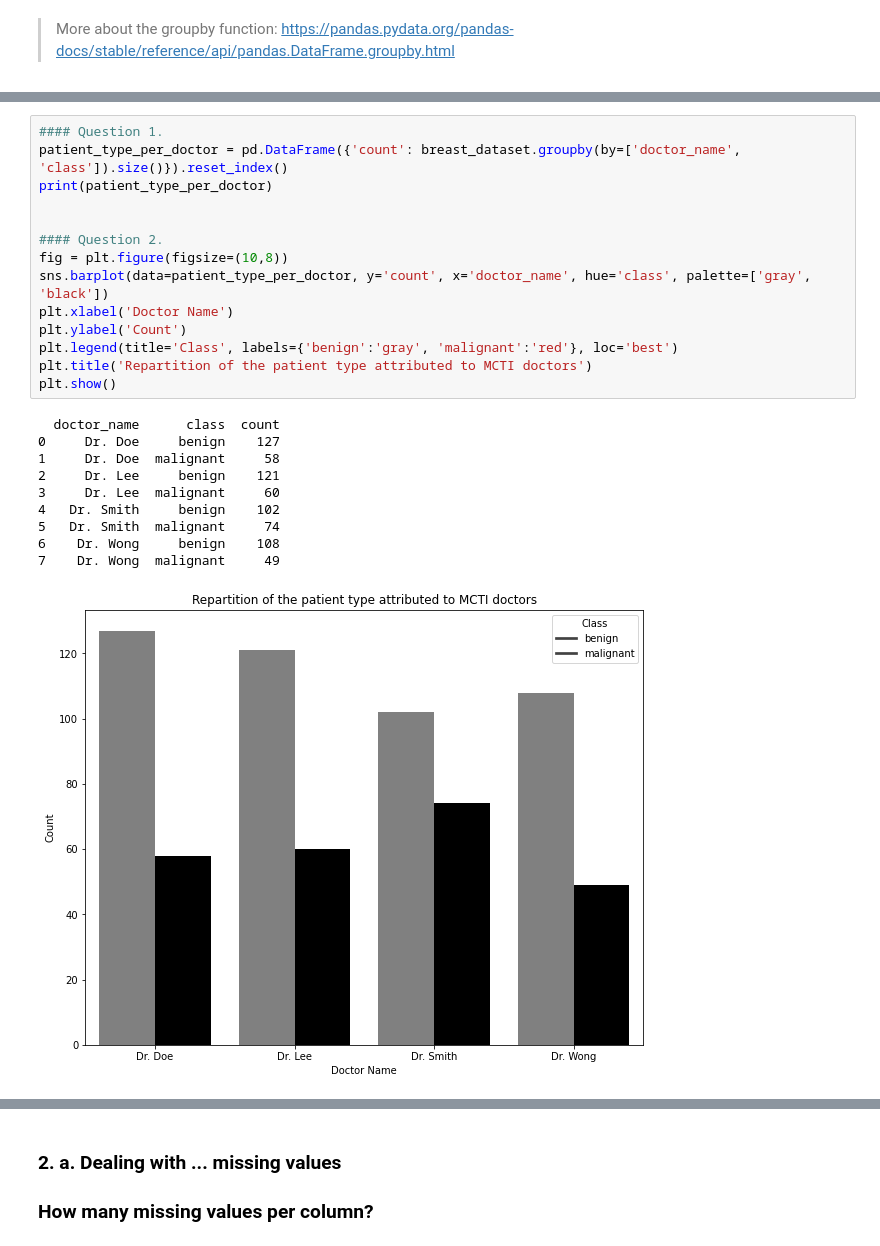
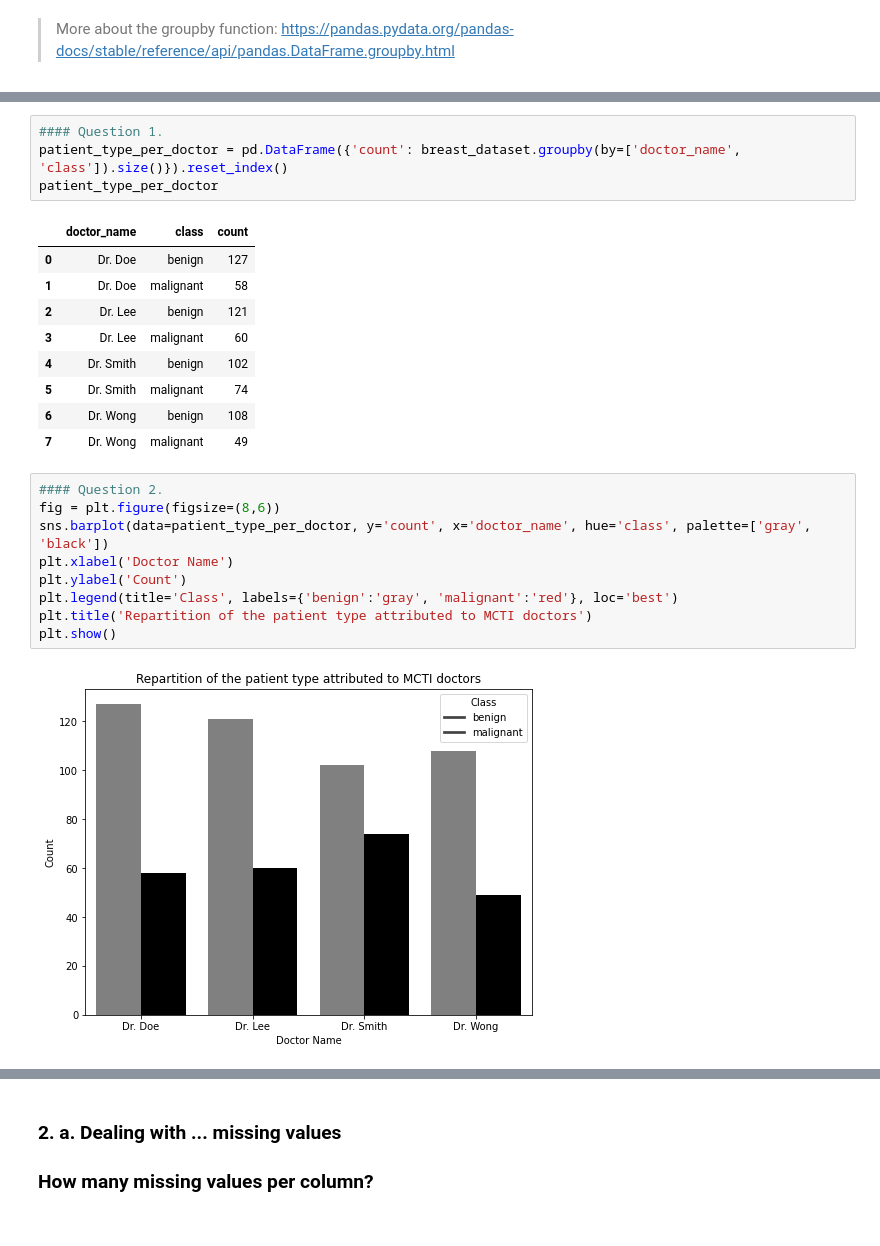
Before and after one commit to ladyson1806/pandas_data_wrangling, a Jupyter notebook: datatrek_2021/Data_Processing_Python.ipynb, the cells around one changed output, grey strips where cells are left out. Drawn from its saved outputs; the diff is of its cells as text.

```diff
--- a/datatrek_2021/Data_Processing_Python.ipynb
+++ b/datatrek_2021/Data_Processing_Python.ipynb
@@ -213,27 +210,27 @@ Object `pd.DataFrame.rename()` not found.
+# %%
+#### Question 1.
+patient_type_per_doctor = pd.DataFrame({'count': breast_dataset.groupby(by=['doctor_name', 'class']).size()}).reset_index()
+patient_type_per_doctor
+# %% [output]
+|  | doctor_name | class | count |
+| 0 | Dr. Doe | benign | 127 |
+| 1 | Dr. Doe | malignant | 58 |
+| 2 | Dr. Lee | benign | 121 |
+| 3 | Dr. Lee | malignant | 60 |
+| 4 | Dr. Smith | benign | 102 |
+| 5 | Dr. Smith | malignant | 74 |
+| 6 | Dr. Wong | benign | 108 |
+| 7 | Dr. Wong | malignant | 49 |
 # %%
-#### Question 1.
-patient_type_per_doctor = pd.DataFrame({'count': breast_dataset.groupby(by=['doctor_name', 'class']).size()}).reset_index()
-print(patient_type_per_doctor)
-
-
 #### Question 2.
-fig = plt.figure(figsize=(10,8))
+fig = plt.figure(figsize=(8,6))
 sns.barplot(data=patient_type_per_doctor, y='count', x='doctor_name', hue='class', palette=['gray', 'black'])
 plt.xlabel('Doctor Name')
 plt.ylabel('Count')
 plt.legend(title='Class', labels={'benign':'gray', 'malignant':'red'}, loc='best')
 plt.title('Repartition of the patient type attributed to MCTI doctors')
 plt.show()
 # %% [output]
-  doctor_name      class  count
-0     Dr. Doe     benign    127
-1     Dr. Doe  malignant     58
-2     Dr. Lee     benign    121
-3     Dr. Lee  malignant     60
-4   Dr. Smith     benign    102
-5   Dr. Smith  malignant     74
-6    Dr. Wong     benign    108
-7    Dr. Wong  malignant     49
-[figure, old version]
+[figure, new version]
 # %%
 #### Question 3
```
Also changed, not shown: parts of 5 cells of this notebook.
